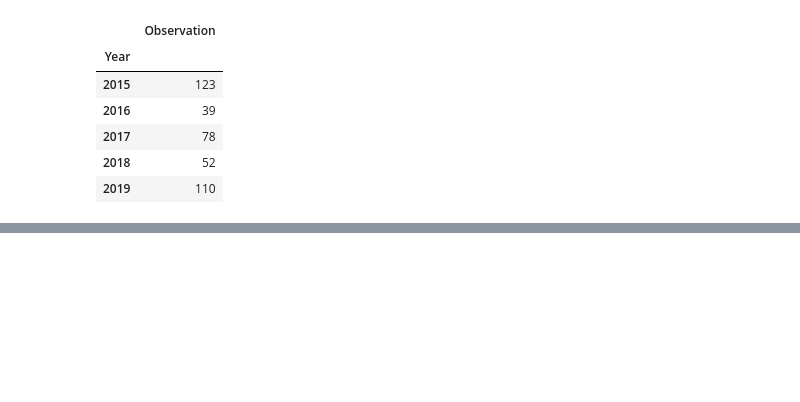
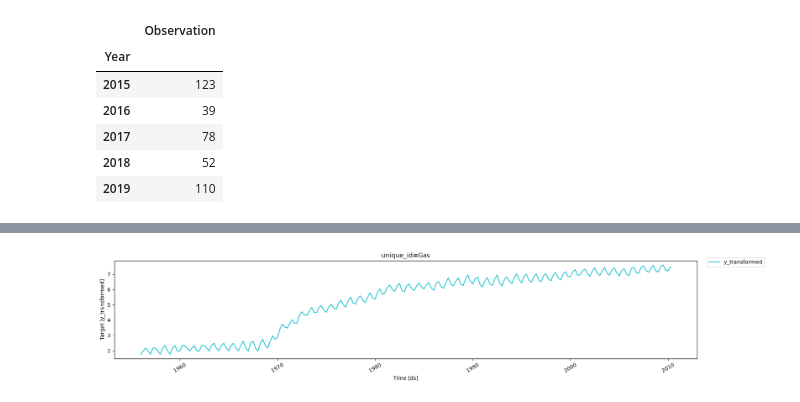
Before and after one commit to DinithBJayalath/ms-time-series, a Jupyter notebook: fpp-book/graphing.ipynb, the cells around one changed output, grey strips where cells are left out. Cells and saved outputs as stored; diff of their text form; code cells hidden in the pictures; blank space fills up the shorter version.

```diff
--- a/fpp-book/graphing.ipynb
+++ b/fpp-book/graphing.ipynb
@@ -82,0 +105,10 @@ year_df
+# %%
+aus_production = pd.read_csv("../data/fppp/aus_production.csv", parse_dates=["ds"])
+aus_gas = aus_production[["ds", "Gas"]].rename(columns={"Gas" : "y"}).assign(unique_id="Gas")
+y = aus_gas["y"].to_numpy()
+# %%
+optimal_lambda = boxcox_lambda(y, method="guerrero", season_length=4)
+df = aus_gas.assign(y_transformed=boxcox(y,optimal_lambda))
+plot_series_utils(df, target_col="y_transformed")
+# %% [output]
+[figure, added]
```
Also changed, not shown: parts of 3 cells of this notebook.
